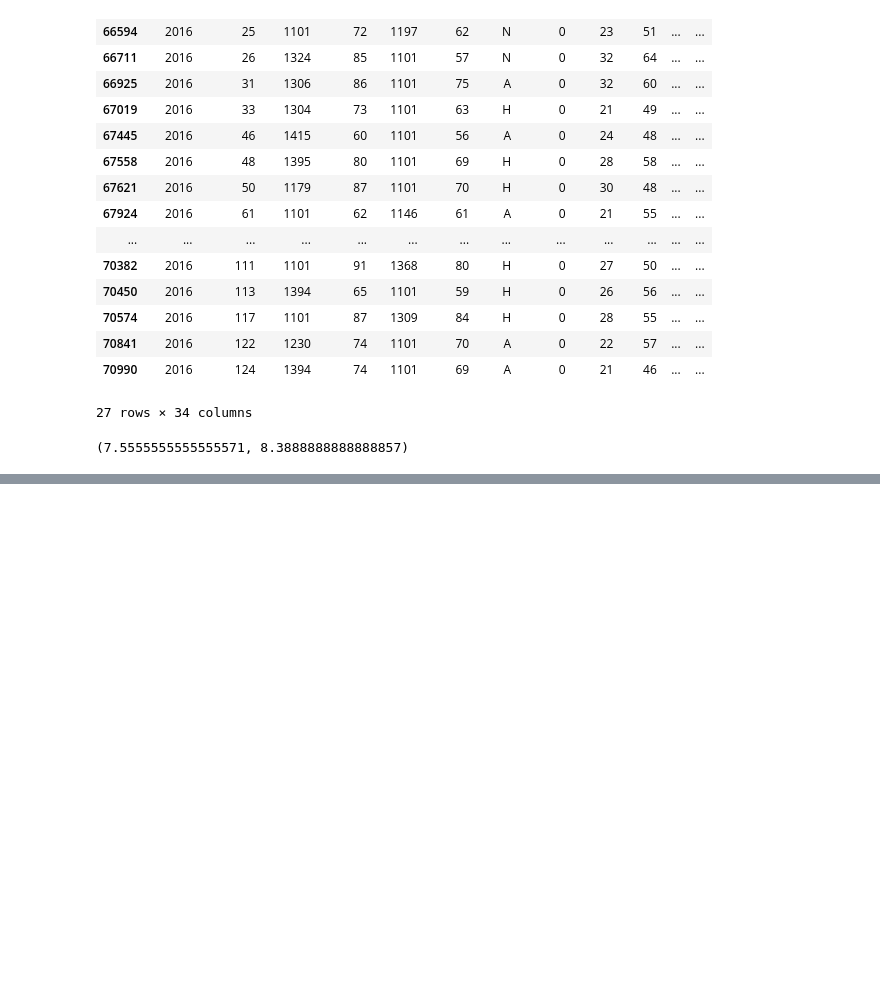
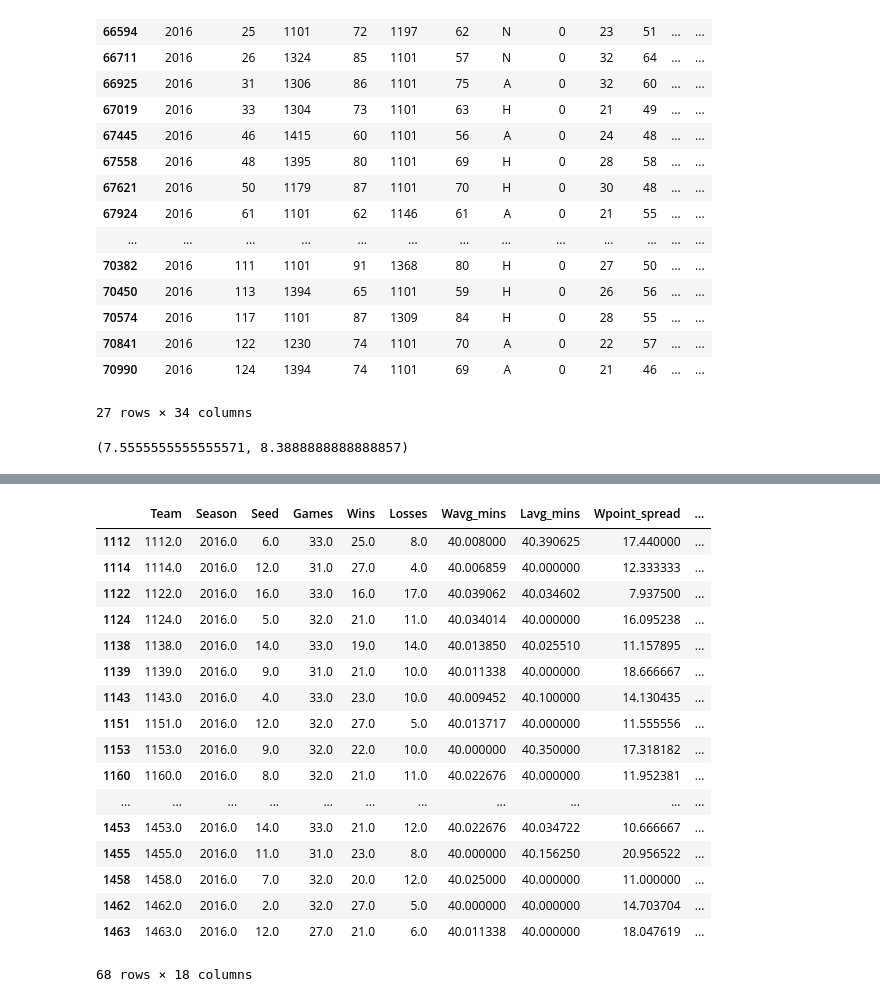
Before and after one commit to agbs2k8/Git_Tracked_Notebooks, a Jupyter notebook: 2017_March_Madness.ipynb, the cells around one changed output, grey strips where cells are left out. Drawn from its saved outputs; the diff is of its cells as text; code cells hidden in the pictures; blank space fills up the shorter version.

```diff
--- a/2017_March_Madness.ipynb
+++ b/2017_March_Madness.ipynb
@@ -401,0 +543,22 @@ avg_winning_point_spread, avg_losing_point_spread
+# %%
+tourney_teams = season_df[season_df['Seed'].notnull()]
+tourney_teams
+# %% [output]
+|  | Team | Season | Seed | Games | Wins | Losses | Wavg_mins | Lavg_mins | Wpoint_spread | ... |
+| 1112 | 1112.0 | 2016.0 | 6.0 | 33.0 | 25.0 | 8.0 | 40.008000 | 40.390625 | 17.440000 | ... |
+| 1114 | 1114.0 | 2016.0 | 12.0 | 31.0 | 27.0 | 4.0 | 40.006859 | 40.000000 | 12.333333 | ... |
+| 1122 | 1122.0 | 2016.0 | 16.0 | 33.0 | 16.0 | 17.0 | 40.039062 | 40.034602 | 7.937500 | ... |
+| 1124 | 1124.0 | 2016.0 | 5.0 | 32.0 | 21.0 | 11.0 | 40.034014 | 40.000000 | 16.095238 | ... |
+| 1138 | 1138.0 | 2016.0 | 14.0 | 33.0 | 19.0 | 14.0 | 40.013850 | 40.025510 | 11.157895 | ... |
+| 1139 | 1139.0 | 2016.0 | 9.0 | 31.0 | 21.0 | 10.0 | 40.011338 | 40.000000 | 18.666667 | ... |
+| 1143 | 1143.0 | 2016.0 | 4.0 | 33.0 | 23.0 | 10.0 | 40.009452 | 40.100000 | 14.130435 | ... |
+| 1151 | 1151.0 | 2016.0 | 12.0 | 32.0 | 27.0 | 5.0 | 40.013717 | 40.000000 | 11.555556 | ... |
+| 1153 | 1153.0 | 2016.0 | 9.0 | 32.0 | 22.0 | 10.0 | 40.000000 | 40.350000 | 17.318182 | ... |
+| 1160 | 1160.0 | 2016.0 | 8.0 | 32.0 | 21.0 | 11.0 | 40.022676 | 40.000000 | 11.952381 | ... |
+| ... | ... | ... | ... | ... | ... | ... | ... | ... | ... | ... |
+| 1453 | 1453.0 | 2016.0 | 14.0 | 33.0 | 21.0 | 12.0 | 40.022676 | 40.034722 | 10.666667 | ... |
+| 1455 | 1455.0 | 2016.0 | 11.0 | 31.0 | 23.0 | 8.0 | 40.000000 | 40.156250 | 20.956522 | ... |
+| 1458 | 1458.0 | 2016.0 | 7.0 | 32.0 | 20.0 | 12.0 | 40.025000 | 40.000000 | 11.000000 | ... |
+| 1462 | 1462.0 | 2016.0 | 2.0 | 32.0 | 27.0 | 5.0 | 40.000000 | 40.000000 | 14.703704 | ... |
+| 1463 | 1463.0 | 2016.0 | 12.0 | 27.0 | 21.0 | 6.0 | 40.011338 | 40.000000 | 18.047619 | ... |
+68 rows × 18 columns
```
Also changed, not shown: parts of 13 cells of this notebook, 1 other file.
